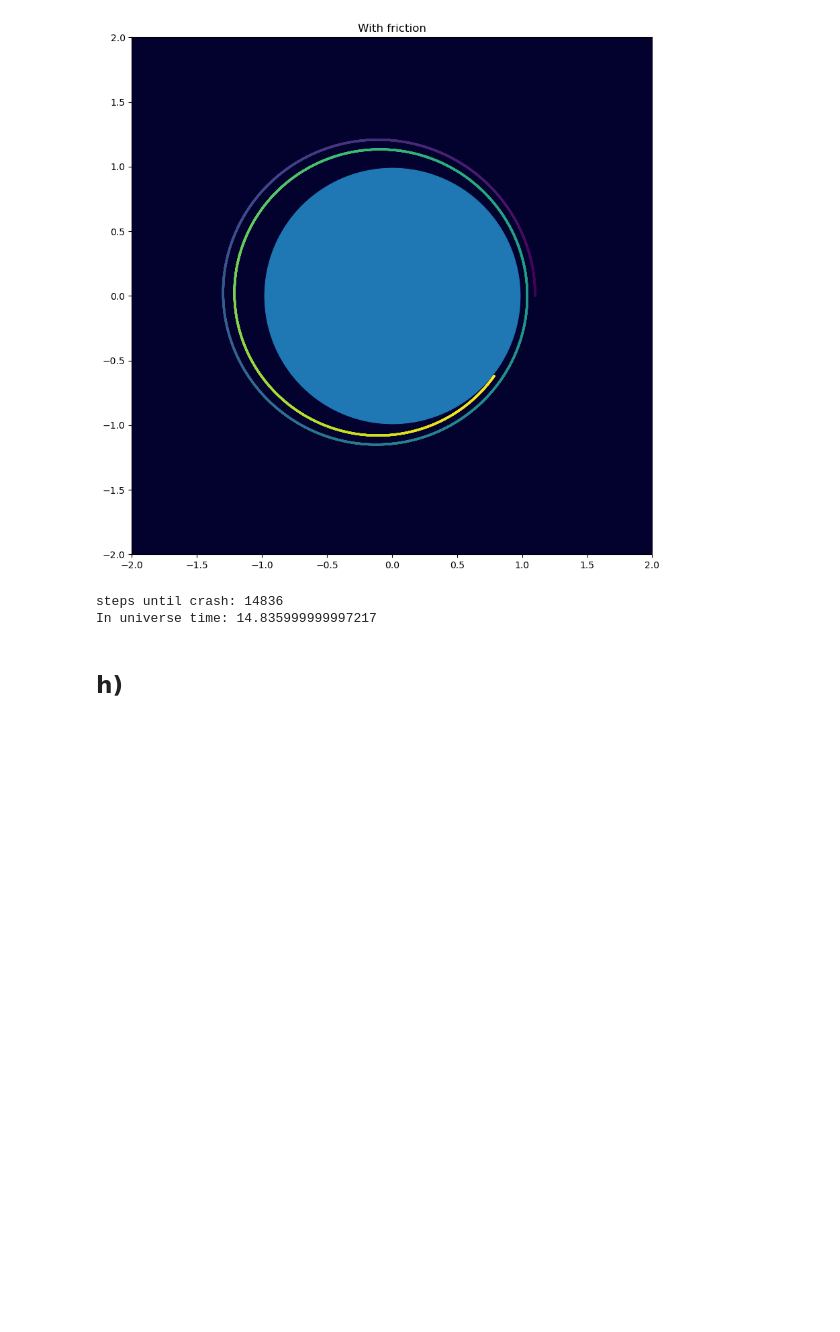
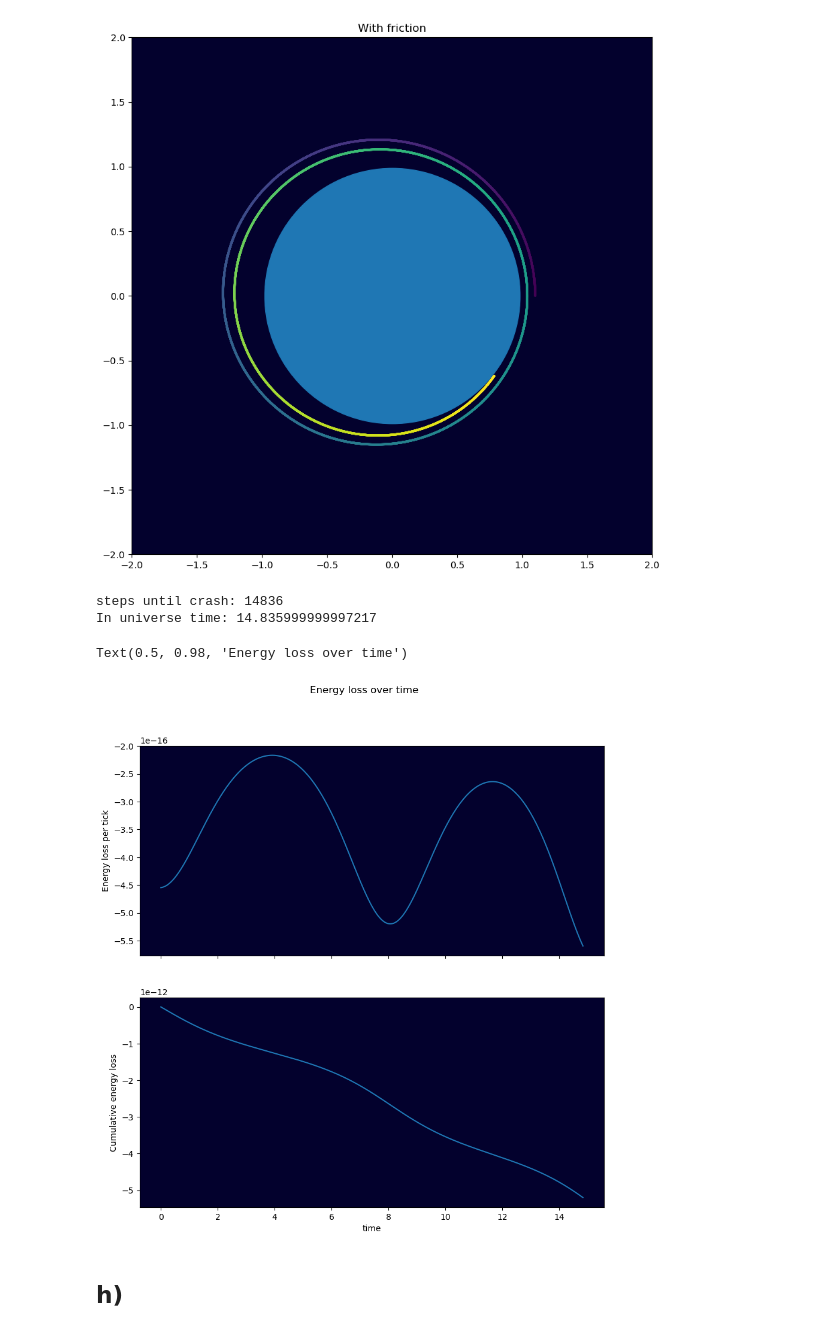
Before and after one commit to FSchierok/compPhys, a Jupyter notebook: Sheet03/A1.ipynb, the cells around one changed output. Saved outputs shown, nothing was run; the diff lists cells and outputs as text; code cells hidden in the pictures; blank space fills up the shorter version.

Commit message:
forgot to calculate energy loss

```diff
--- a/Sheet03/A1.ipynb
+++ b/Sheet03/A1.ipynb
@@ -426,6 +426,20 @@ print(f"In universe time: {time[-1]}")
 # %% [output]
 steps until crash: 14836
 In universe time: 14.835999999997217
+# %%
+total_energy = energy(trajectory, m_Planet, m_RS)
+energy_loss_per_tick = np.diff(total_energy)
+cumulative_energy_loss = np.cumsum(energy_loss_per_tick)
+fig, ax = plt.subplots(2, 1, sharex=True)
+ax[0].plot(time[1:], energy_loss_per_tick)
+ax[0].set_ylabel("Energy loss per tick")
+ax[1].plot(time[1:], cumulative_energy_loss)
+ax[1].set_ylabel("Cumulative energy loss")
+plt.xlabel("time")
+fig.suptitle("Energy loss over time")
+# %% [output]
+Text(0.5, 0.98, 'Energy loss over time')
+[figure, added]
 # %% [markdown]
 ## h)
 # %%
```
Also changed, not shown: parts of 2 cells of this notebook.
